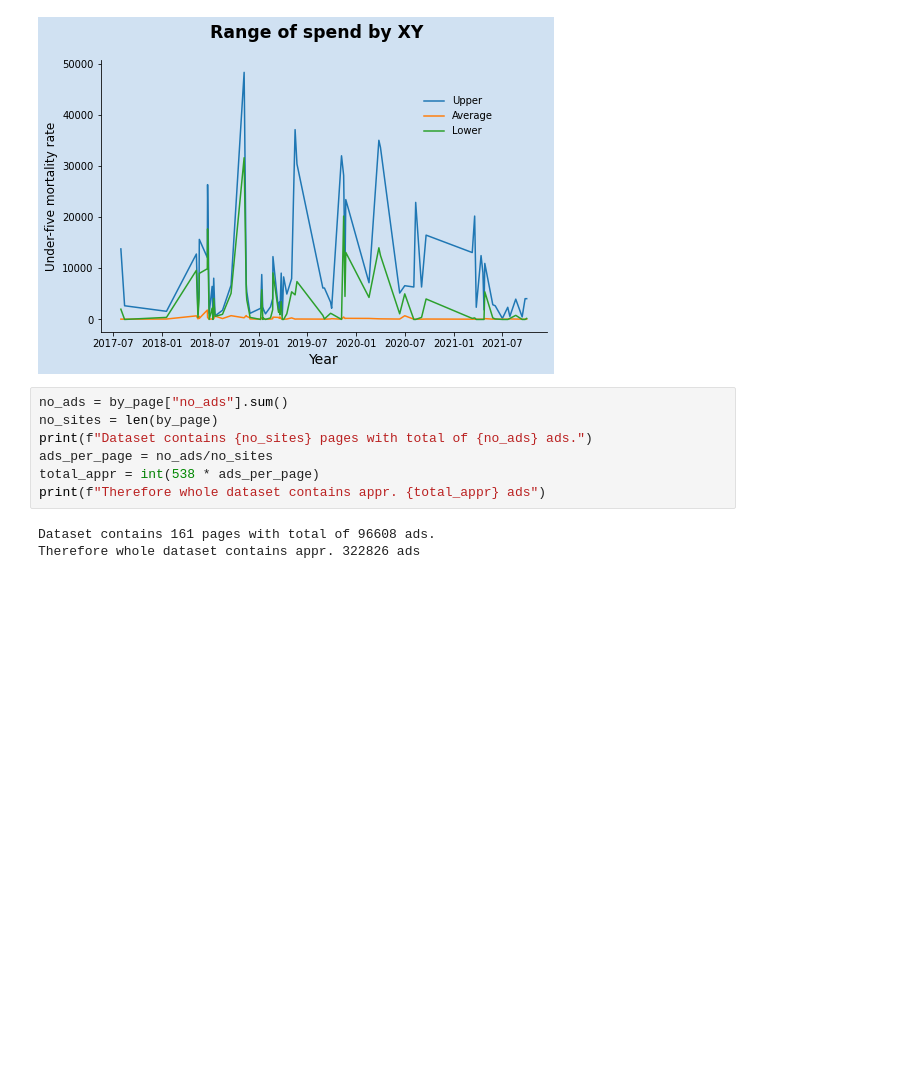
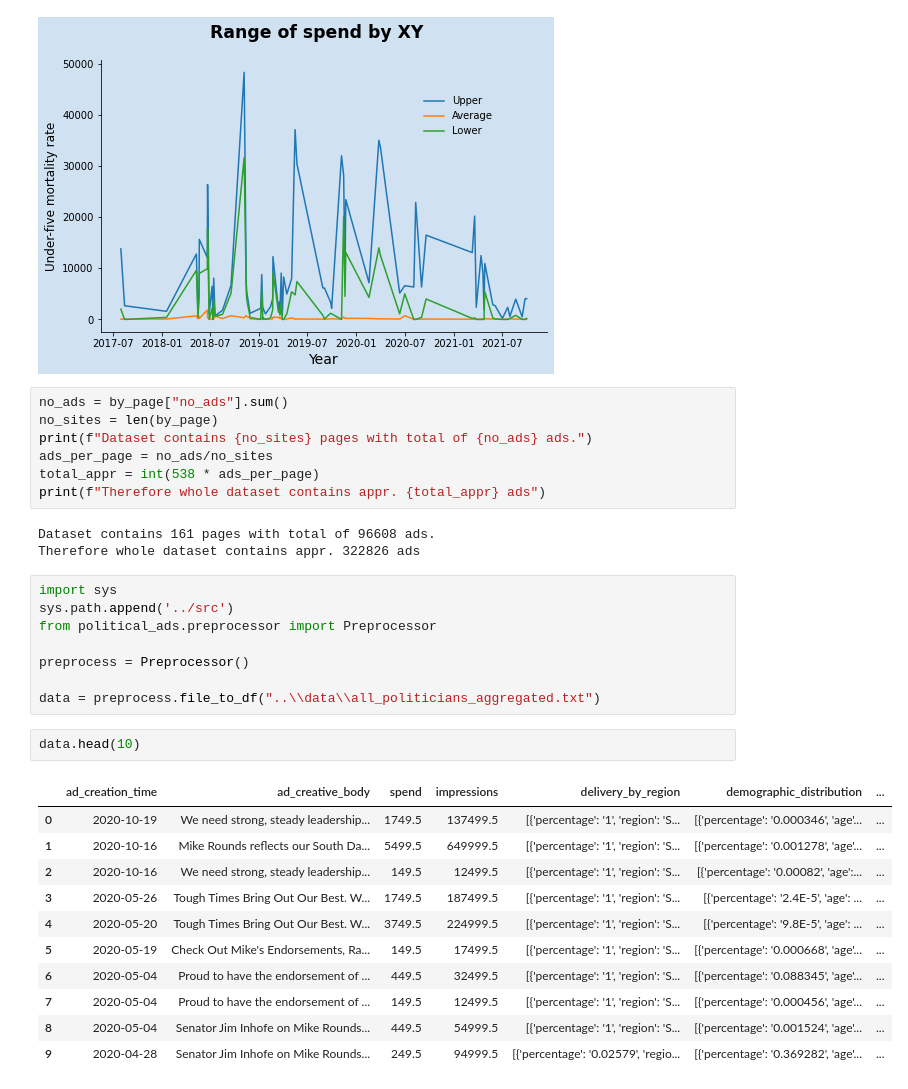
Before and after one commit to lrnz-asnprs/political-ad-api, a Jupyter notebook: notebooks/laurenz_notebook.ipynb, the cells around one changed output. Drawn from its saved outputs; the diff is of its cells as text; blank space fills up the shorter version.

```diff
--- a/notebooks/laurenz_notebook.ipynb
+++ b/notebooks/laurenz_notebook.ipynb
@@ -523,3 +523,25 @@ print(f"Therefore whole dataset contains appr. {total_appr} ads")
 # %% [output]
 Dataset contains 161 pages with total of 96608 ads.
 Therefore whole dataset contains appr. 322826 ads
+# %%
+import sys
+sys.path.append('../src')
+from political_ads.preprocessor import Preprocessor
+
+preprocess = Preprocessor()
+
+data = preprocess.file_to_df("..\\data\\all_politicians_aggregated.txt")
+# %%
+data.head(10)
+# %% [output]
+|  | ad_creation_time | ad_creative_body | spend | impressions | delivery_by_region | demographic_distribution | ... |
+| 0 | 2020-10-19 | We need strong, steady leadership... | 1749.5 | 137499.5 | [{'percentage': '1', 'region': 'S... | [{'percentage': '0.000346', 'age'... | ... |
+| 1 | 2020-10-16 | Mike Rounds reflects our South Da... | 5499.5 | 649999.5 | [{'percentage': '1', 'region': 'S... | [{'percentage': '0.001278', 'age'... | ... |
+| 2 | 2020-10-16 | We need strong, steady leadership... | 149.5 | 12499.5 | [{'percentage': '1', 'region': 'S... | [{'percentage': '0.00082', 'age':... | ... |
+| 3 | 2020-05-26 | Tough Times Bring Out Our Best. W... | 1749.5 | 187499.5 | [{'percentage': '1', 'region': 'S... | [{'percentage': '2.4E-5', 'age': ... | ... |
+| 4 | 2020-05-20 | Tough Times Bring Out Our Best. W... | 3749.5 | 224999.5 | [{'percentage': '1', 'region': 'S... | [{'percentage': '9.8E-5', 'age': ... | ... |
+| 5 | 2020-05-19 | Check Out Mike's Endorsements, Ra... | 149.5 | 17499.5 | [{'percentage': '1', 'region': 'S... | [{'percentage': '0.000668', 'age'... | ... |
+| 6 | 2020-05-04 | Proud to have the endorsement of ... | 449.5 | 32499.5 | [{'percentage': '1', 'region': 'S... | [{'percentage': '0.088345', 'age'... | ... |
+| 7 | 2020-05-04 | Proud to have the endorsement of ... | 149.5 | 12499.5 | [{'percentage': '1', 'region': 'S... | [{'percentage': '0.000456', 'age'... | ... |
+| 8 | 2020-05-04 | Senator Jim Inhofe on Mike Rounds... | 449.5 | 54999.5 | [{'percentage': '1', 'region': 'S... | [{'percentage': '0.001524', 'age'... | ... |
+| 9 | 2020-04-28 | Senator Jim Inhofe on Mike Rounds... | 249.5 | 94999.5 | [{'percentage': '0.02579', 'regio... | [{'percentage': '0.369282', 'age'... | ... |
```
Also changed, not shown: 1 other file.
